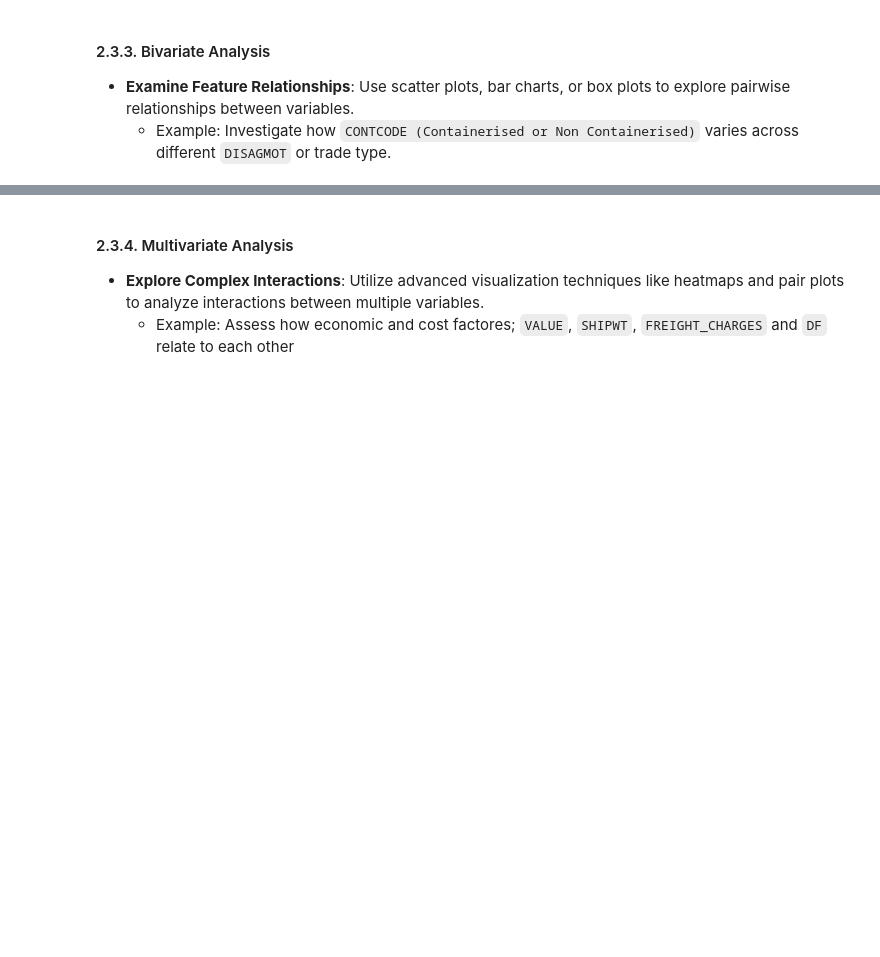
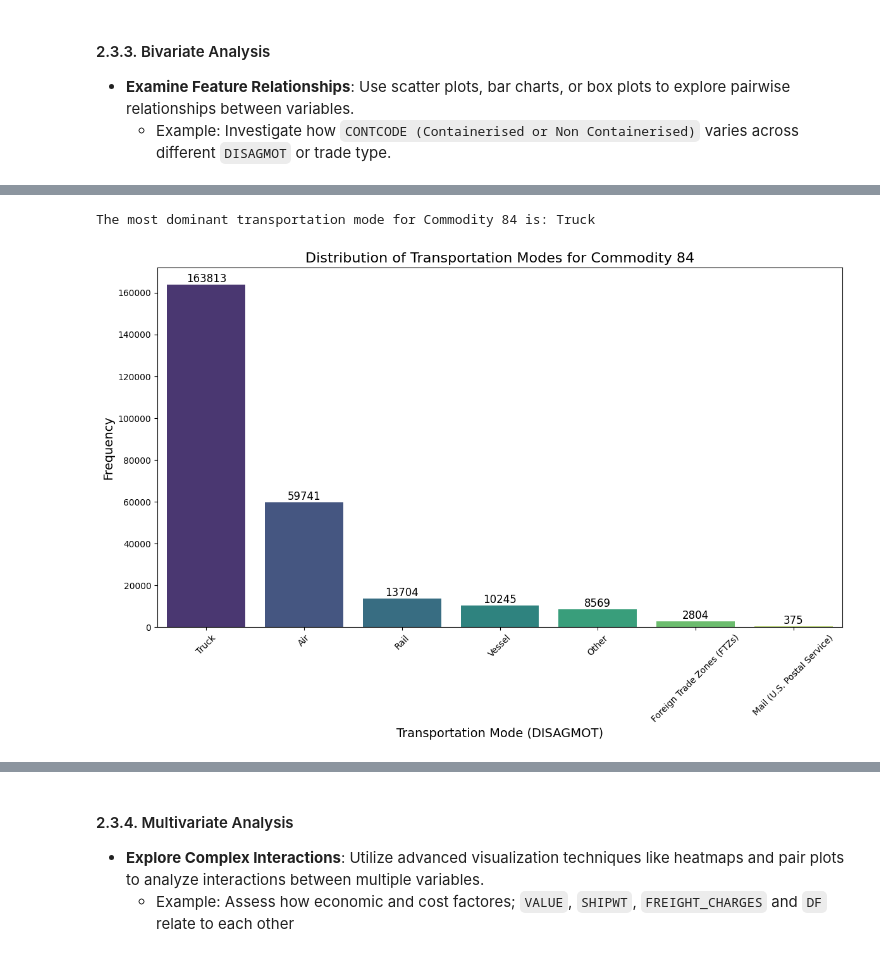
Before and after one commit to Nfayem/trans_border_freight_data_analysis, a Jupyter notebook: notebooks/trans_border_freight_data_analysis.ipynb, the cells around one changed output, grey strips where cells are left out. Drawn from its saved outputs; the diff is of its cells as text; code cells hidden in the pictures; blank space fills up the shorter version.

```diff
--- a/notebooks/trans_border_freight_data_analysis.ipynb
+++ b/notebooks/trans_border_freight_data_analysis.ipynb
@@ -554,0 +1279,30 @@ final_df.describe(include='object').T
+# %%
+# Count occurrences of transportation modes for Commodity 84
+commodity_84_counts = final_eda_df[final_eda_df['COMMODITY2'] == 84]['DISAGMOT'].value_counts()
+
+# Get the most dominant transportation mode
+dominant_mode_84 = commodity_84_counts.idxmax()
+print(f"The most dominant transportation mode for Commodity 84 is: {dominant_mode_84}")
+
+# Create bar plot
+plt.figure(figsize=(12, 8))
+ax = sns.barplot(x=commodity_84_counts.index, y=commodity_84_counts.values, palette='viridis')
+
+# Add data labels on top of bars
+for p in ax.patches:
+    ax.annotate(f'{int(p.get_height())}',  # Convert to integer for cleaner labels
+                (p.get_x() + p.get_width() / 2, p.get_height()),
+                ha='center', va='bottom', fontsize=12, color='black')
+
+# Set title and labels
+plt.title("Distribution of Transportation Modes for Commodity 84", fontsize=16)
+plt.xlabel("Transportation Mode (DISAGMOT)", fontsize=14)
+plt.ylabel("Frequency", fontsize=14)
+plt.xticks(rotation=45)
+plt.tight_layout()
+
+# Show plot
+plt.show()
+# %% [output]
+The most dominant transportation mode for Commodity 84 is: Truck
+[figure, added]
```
Also changed, not shown: parts of 94 cells of this notebook, 14 other files.
